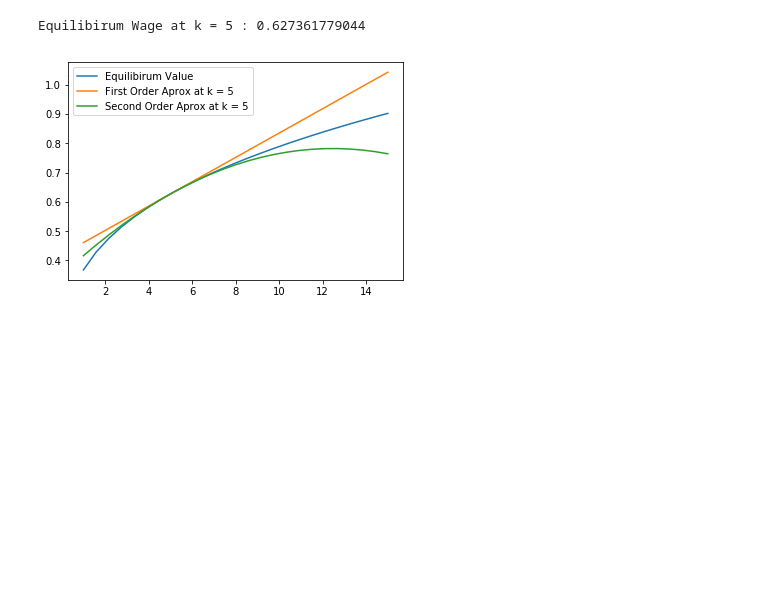
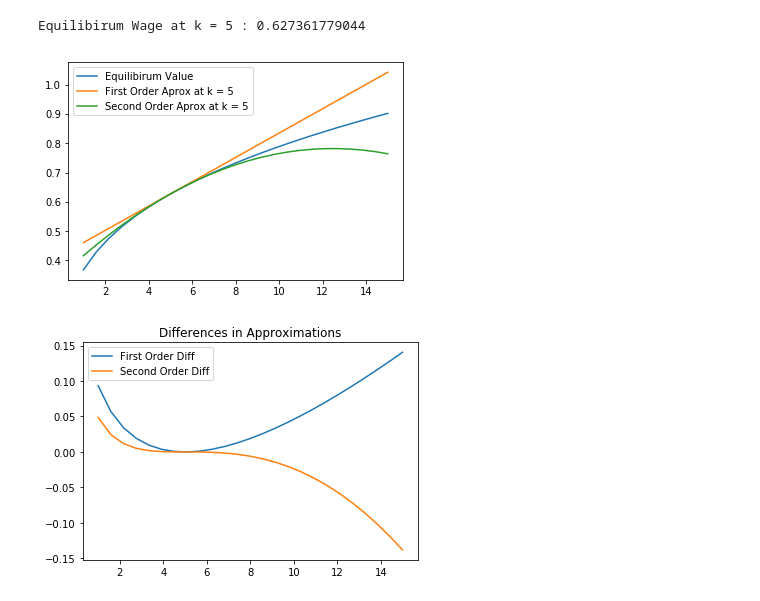
Before and after one commit to deehrlich/BootCamp2017, a Jupyter notebook: ProbSets/Econ/Week 5/Perturbation/Ehrlich_Perturb.ipynb, the cells around one changed output. Saved outputs shown, nothing was run; the diff lists cells and outputs as text; code cells hidden in the pictures; blank space fills up the shorter version.

```diff
--- a/ProbSets/Econ/Week 5/Perturbation/Ehrlich_Perturb.ipynb
+++ b/ProbSets/Econ/Week 5/Perturbation/Ehrlich_Perturb.ipynb
@@ -76,21 +79,30 @@ Equilibirum Wage at k = 5 : 0.627361779044
 # %%
 f  = lambda x: get_w(x)
 weq = np.zeros_like(kgrid)
 wfirst = np.zeros_like(kgrid)
 wsecond = np.zeros_like(kgrid)
 
 for i in range(len(kgrid)):
     weq[i] = get_w(kgrid[i])
     wfirst[i] = first_approx(f,5,kgrid[i])
     wsecond[i] = second_approx(f,5,kgrid[i])
 
 plt.plot(kgrid, weq , label  = "Equilibirum Value")
 plt.plot(kgrid, wfirst, label  = "First Order Aprox at k = 5")
 plt.plot(kgrid, wsecond, label  = "Second Order Aprox at k = 5")
 plt.legend()
 plt.show()
+
+diff1 = wfirst - weq
+diff2 = wsecond - weq
+plt.plot(kgrid, diff1, label  = "First Order Diff")
+plt.plot(kgrid, diff2, label  = "Second Order Diff")
+plt.title('Differences in Approximations')
+plt.legend()
+plt.show()
 # %% [output]
 [figure]
+[figure, added]
 # %%
 for i in range(len(kgrid)):
     weq[i] = get_w(kgrid[i])
```
Also changed, not shown: parts of 12 cells of this notebook, 6 other files.
